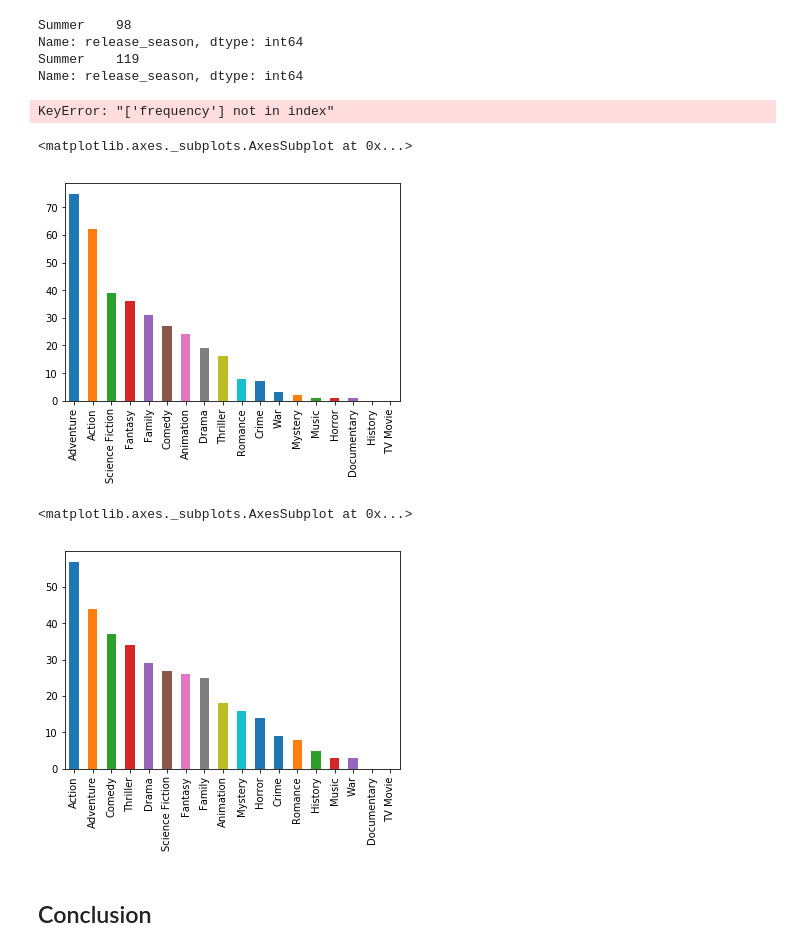
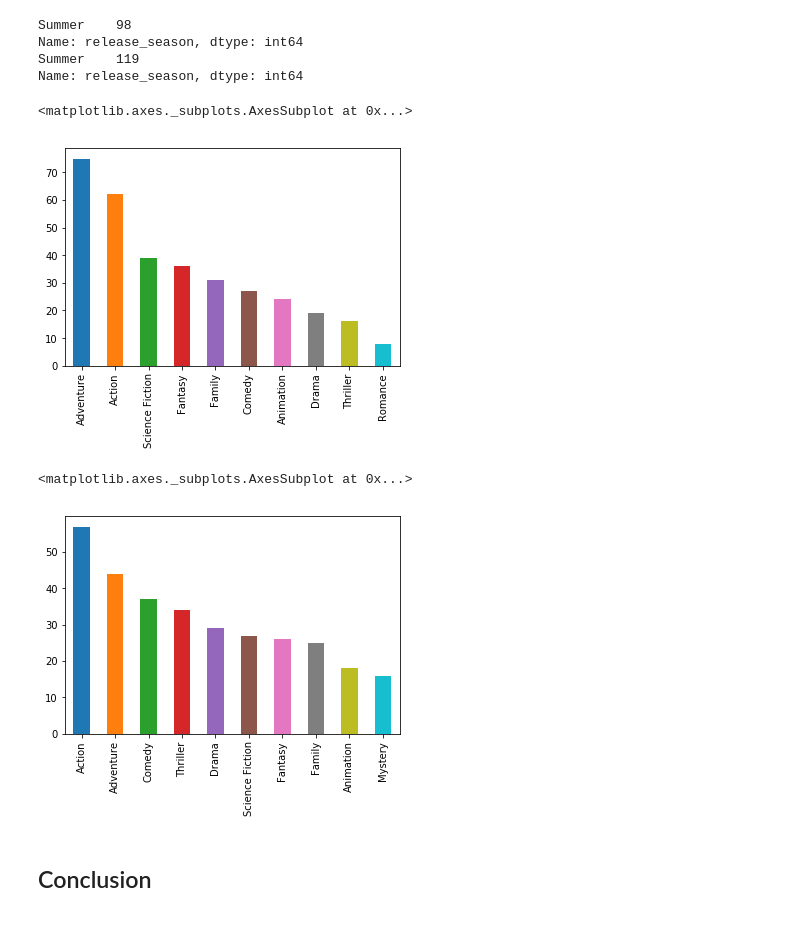
Before and after one commit to angadkalra/NYTimes-Movie-Critics, a Jupyter notebook: ProjectCode.ipynb, the cells around one changed output. Saved outputs shown, nothing was run; the diff lists cells and outputs as text; code cells hidden in the pictures.

```diff
--- a/ProjectCode.ipynb
+++ b/ProjectCode.ipynb
@@ -447,21 +464,16 @@ top100_genres_sum = top100_genres_sum.sort_values(ascending=False)
 
 bott100_genres_sum = bott100_genres.sum(axis=0)
 bott100_genres_sum = bott100_genres_sum.sort_values(ascending=False)
-# %%
-genres_df = pd.DataFrame(data=[top100_genres_sum, bott100_genres_sum])
-genres_df.plot(y=["frequency"], kind='bar')
-# %% [output]
-KeyError: "['frequency'] not in index"
 # %%
-top100_genres_sum.plot.bar()
+top100_genres_sum[:10].plot.bar()
 # %% [output]
 <matplotlib.axes._subplots.AxesSubplot at 0x...>
-[figure, old version]
+[figure, new version]
 # %%
-bott100_genres_sum.plot.bar()
+bott100_genres_sum[:10].plot.bar()
 # %% [output]
 <matplotlib.axes._subplots.AxesSubplot at 0x...>
-[figure, old version]
+[figure, new version]
 # %% [markdown]
 ## Conclusion
 # %% [markdown]
```
Also changed, not shown: parts of 9 cells of this notebook, 2 other files.
